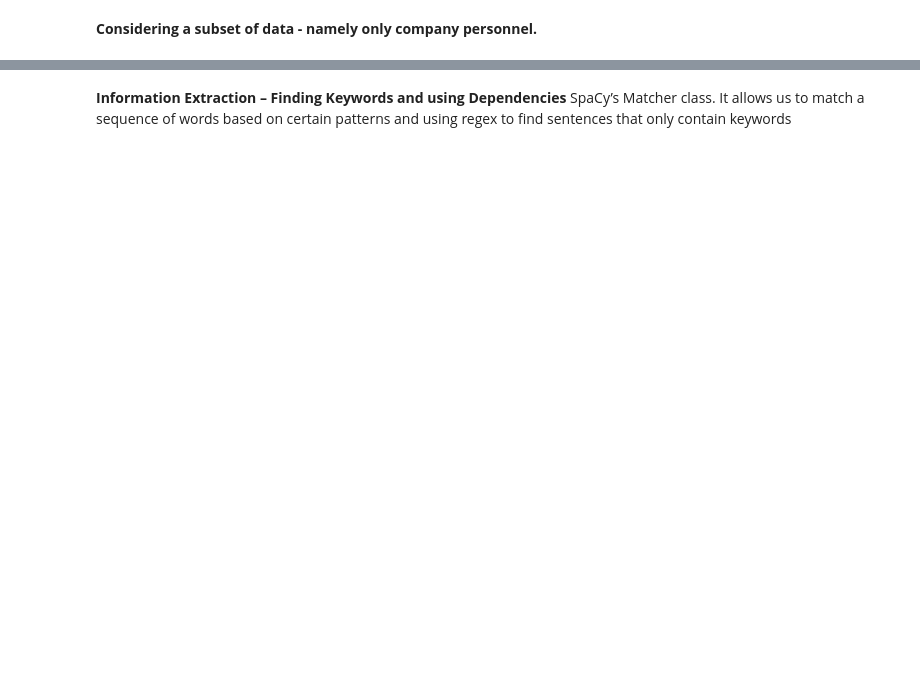
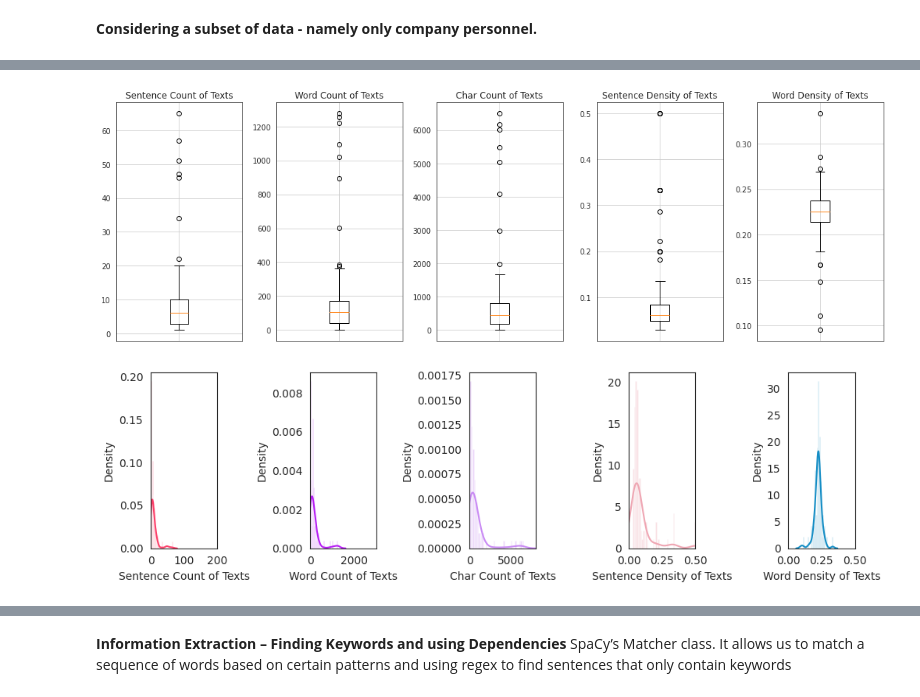
Before and after one commit to michaelmml/NLP-Information-Extraction, a Jupyter notebook: CompanyTranscript.ipynb, the cells around one changed output, grey strips where cells are left out. Cells and saved outputs as stored; diff of their text form; code cells hidden in the pictures; blank space fills up the shorter version.

```diff
--- a/CompanyTranscript.ipynb
+++ b/CompanyTranscript.ipynb
@@ -165,0 +266,24 @@ from nltk.corpus import stopwords
+# %%
+def count_stopwords(text, stopwords):
+    ''' Return the number of stopwords in the text
+        Input:
+            - text: string
+            - stopwords: list of string, containing the stopwords
+        Output:
+            - int, number of stopwords in the text argument
+    '''
+    word_tokens = word_tokenize(text) #splitta i pezzi
+    stopwords_x = [w for w in word_tokens if w in stopwords]
+
+    return len(stopwords_x)
+# %%
+data_subset['text_sent_count'] = data_subset['Transcript_clean'].apply(lambda x : len(split_sentences(x)))
+data_subset['text_word_count'] = data_subset['Transcript_clean'].apply(lambda x : len(x.split()))
+data_subset['text_char_count'] = data_subset['Transcript_clean'].apply(lambda x : len(x.replace(" ","")))
+data_subset['text_word_density'] = data_subset['text_word_count'] / (data_subset['text_char_count'] + 1)
+data_subset['text_sent_density'] = data_subset['text_sent_count'] / (data_subset['text_word_count'] + 1)
+data_subset['text_punc_count'] = data_subset['Transcript_clean'].apply(lambda x : len([a for a in x if a in punc]))
+
+# Stopwords
+data_subset['text_stopw_count'] =  data_subset['Transcript_clean'].apply(lambda x : count_stopwords(x, stopwords))
+data_subset['text_stopw_density'] = data_subset['text_stopw_count'] / (data_subset['text_word_count'] + 1)
@@ -165,0 +311,13 @@ from nltk.corpus import stopwords
+# %%
+quarters = data_subset['date'].unique()
+# %%
+labels_dict={'sum_word_count': 'Word Count of Summaries','text_word_count': 'Word Count of Texts',
+             'sum_char_count': 'Char Count of Summaries','text_char_count': 'Char Count of Texts',
+             'sum_word_density': 'Word Density of Summaries','text_word_density': 'Word Density of Texts',
+             'sum_punc_count': 'Punctuation Count of Summaries','text_punc_count': 'Punctuation Count of Texts',
+             'text_sent_count': 'Sentence Count of Texts', 'sum_sent_count': 'Sentence Count of Summaries',
+             'text_sent_density': 'Sentence Density of Texts', 'sum_sent_density': 'Sentence Density of Summaries',
+             'text_stopw_count': 'Stopwords Count of Texts', 'sum_stopw_count': 'Stopwords Count of Summaries',
+             'ADJ': 'adjective','ADP': 'adposition', 'ADV': 'adverb','CONJ': 'conjunction',
+             'DET': 'determiner','NOUN': 'noun', 'text_unknown_count': 'Unknown words in Texts',
+             'sum_unknown_count': 'Unknown words in Summaries',}
@@ -165,0 +401,10 @@ from nltk.corpus import stopwords
+# %%
+# Set financial quarter to look at
+per_quarter = data_subset[data_subset['date'] == quarters[2]]
+# Set the columns to plot
+plot_vars=np.array([['text_sent_count', 'text_word_count', 'text_char_count','text_sent_density','text_word_density']])
+plot_boxplots(per_quarter, plot_vars, labels_dict, figsize=(10,3))
+plot_histograms(per_quarter, plot_vars, [200, 3000, 8000, 0.5, 0.5], labels_dict, figsize=(10,3))
+# %% [output]
+[figure, added]
+[figure, added]
```
Also changed, not shown: parts of 32 cells of this notebook.
